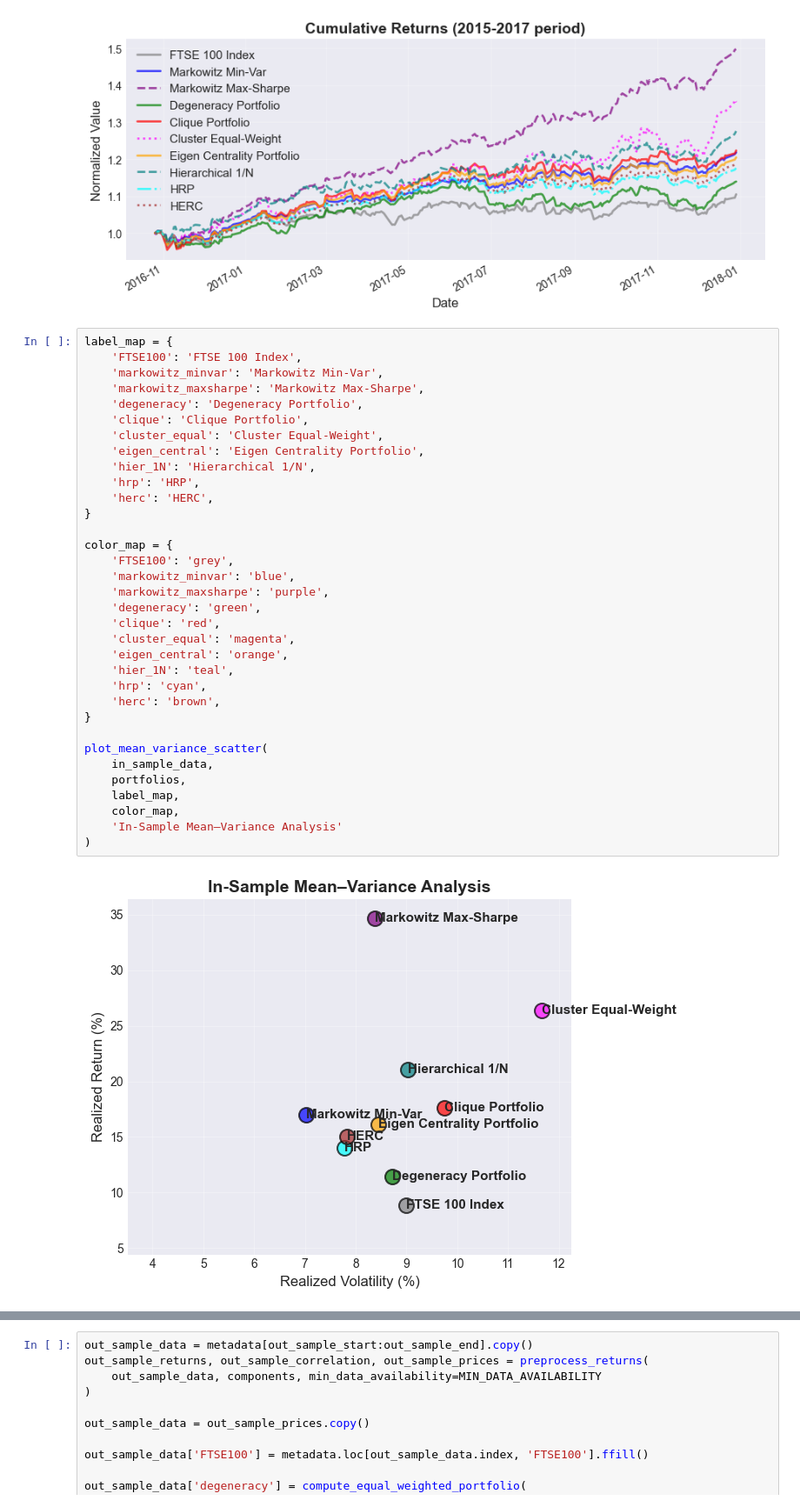
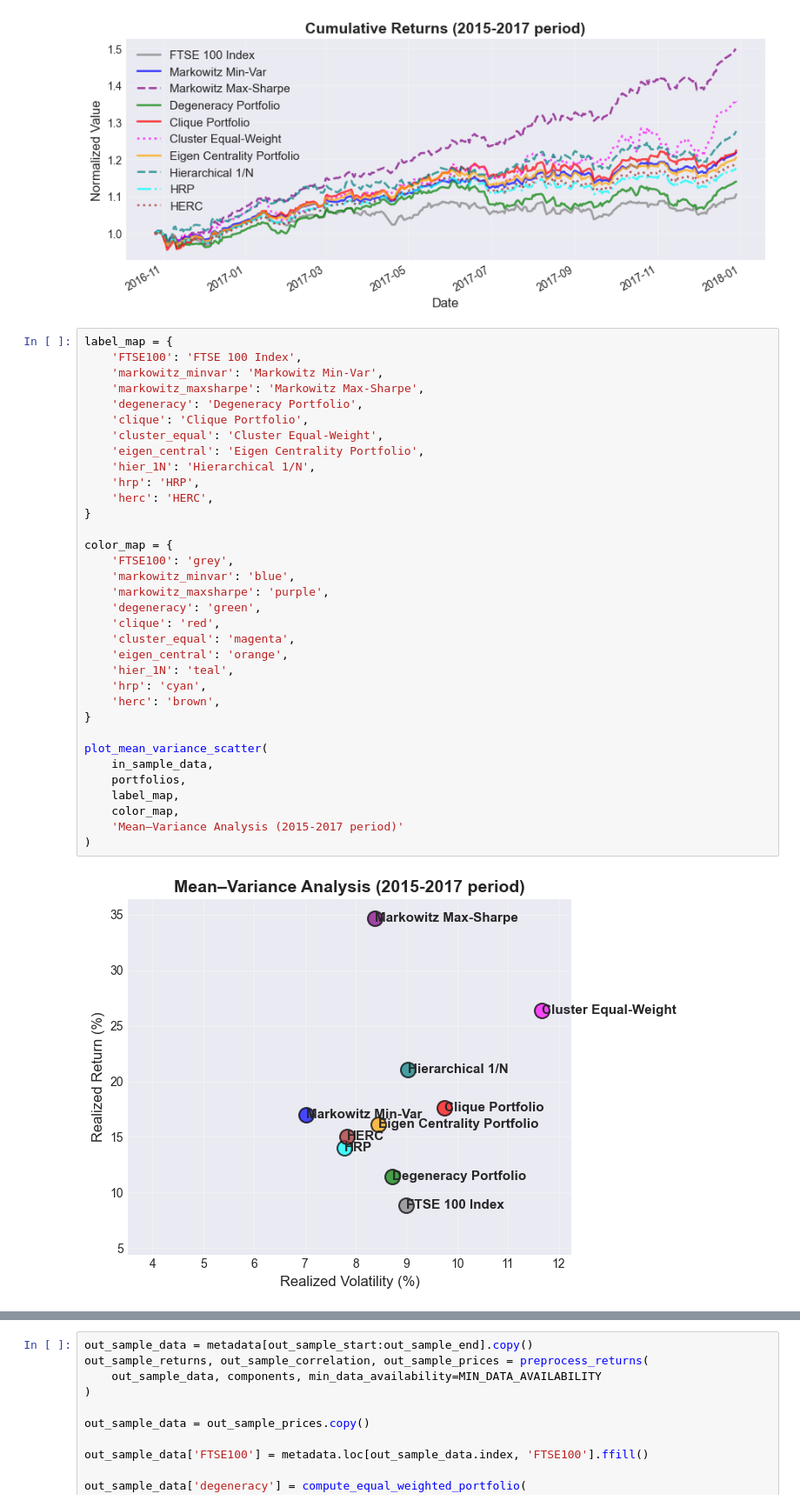
Before and after one commit to AUEBs-INVESTMENT-FINANCE-CLUB/network-clustering-portfolios, a Jupyter notebook: network_hierarchical_portfolios.ipynb, the cells around one changed output, grey strips where cells are left out. Shown at 87% size. Drawn from its saved outputs; the diff is of its cells as text.

```diff
--- a/network_hierarchical_portfolios.ipynb
+++ b/network_hierarchical_portfolios.ipynb
@@ -1445,35 +1439,35 @@ label_map = {
     'markowitz_maxsharpe': 'Markowitz Max-Sharpe',
     'degeneracy': 'Degeneracy Portfolio',
     'clique': 'Clique Portfolio',
     'cluster_equal': 'Cluster Equal-Weight',
     'eigen_central': 'Eigen Centrality Portfolio',
     'hier_1N': 'Hierarchical 1/N',
     'hrp': 'HRP',
     'herc': 'HERC',
 }
 
 color_map = {
     'FTSE100': 'grey',
     'markowitz_minvar': 'blue',
     'markowitz_maxsharpe': 'purple',
     'degeneracy': 'green',
     'clique': 'red',
     'cluster_equal': 'magenta',
     'eigen_central': 'orange',
     'hier_1N': 'teal',
     'hrp': 'cyan',
     'herc': 'brown',
 }
 
 plot_mean_variance_scatter(
     in_sample_data,
     portfolios,
     label_map,
     color_map,
-    'In-Sample Mean–Variance Analysis'
+    'Mean–Variance Analysis (2015-2017 period)'
 )
 # %% [output]
-[figure, old version]
+[figure, new version]
 # %% [markdown]
 - In-sample, the Markowitz maximum-Sharpe portfolio delivers the highest return at 34.64% with a Sharpe ratio of 4.13, though this exceptional performance is likely due to overfitting given its reliance on noisy mean estimates. The cluster-equal portfolio follows with a return of 26.39% and a Sharpe ratio of 2.26, but with higher volatility (11.67%) and tracking error (11.18%) compared to max-Sharpe's 8.38% volatility.
 
```
Also changed, not shown: parts of 19 cells of this notebook.
